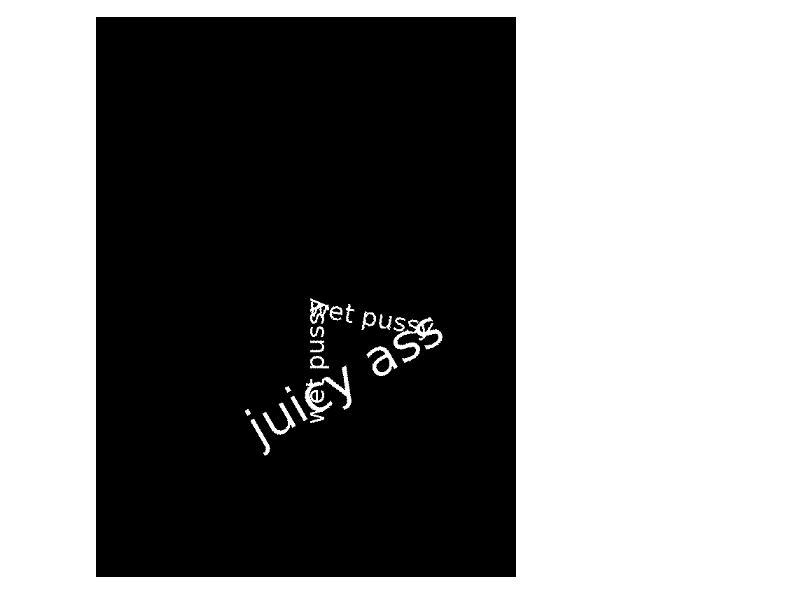
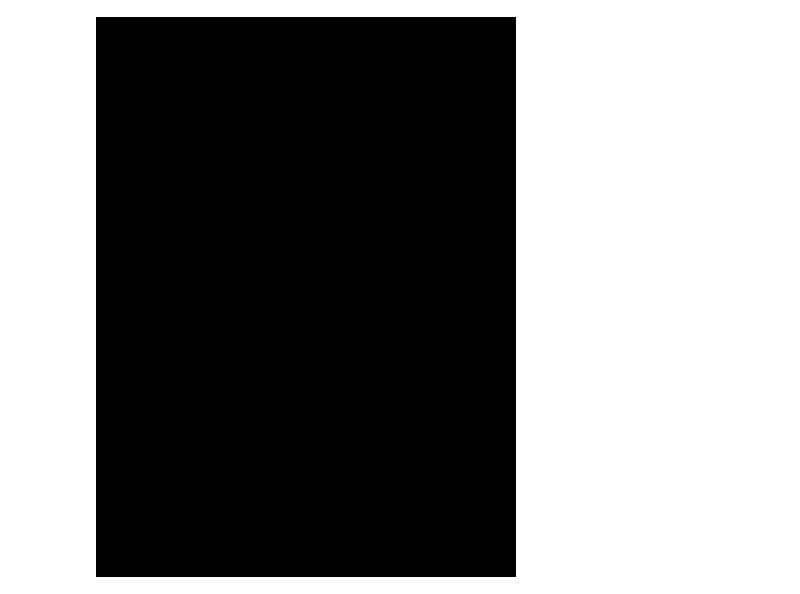
Before and after one commit to oakaigh/python-tagcloud, a Jupyter notebook: examples/backends/backend_pil.ipynb, the cells around one changed output. Drawn from its saved outputs; the diff is of its cells as text; code cells hidden in the pictures.

```diff
--- a/examples/backends/backend_pil.ipynb
+++ b/examples/backends/backend_pil.ipynb
@@ -47,46 +49,6 @@ im.render()._base
-# %%
-
-im = Image.make(mode='1', size=graphics.Dimension(600, 800), color=0)
-
-
-im_text0 = Image.from_font(
-    PIL.ImageFont.truetype('DejaVuSans.ttf', 36),
-    text='wet pussy'
-)
-im_text0.rotate(
-    angle=-10,
-    expand=True
-)
-im_text0.render()
-im.paste(im_text0, (im.size.width // 2, im.size.height // 2), mask=im_text0)
-
-
-im_text0 = Image.from_font(
-    PIL.ImageFont.truetype('DejaVuSans.ttf', 36),
-    text='wet pussy'
-)
-im_text0.rotate(
-    angle=90,
-    expand=True
-)
-im_text0.render()
-im.paste(im_text0, (im.size.width // 2, im.size.height // 2), mask=im_text0)
-
-
-im_text1 = Image.make(mode='1', size=(0, 0))
-im_text1.text(
-    font=PIL.ImageFont.truetype('DejaVuSans.ttf', 72),
-    xy=(0, 0),
-    text='juicy ass', fill=255,
-    expand=True
-)
-im_text1.rotate(
-    angle=30,
-    expand=True
-)
-im_text1.render()
-im.paste(im_text1, (im.size.width // 3, im.size.height // 2), mask=im_text1)
-
-im.render()._base
-# %% [output]
-[figure, removed]
+# %%
+im = Image.make(mode='1', size=graphics.Dimension(600, 800), color=0)
+
+im._base
+# %% [output]
+[figure, added]
```
Also changed, not shown: parts of 1 cell of this notebook, 3 other files.
